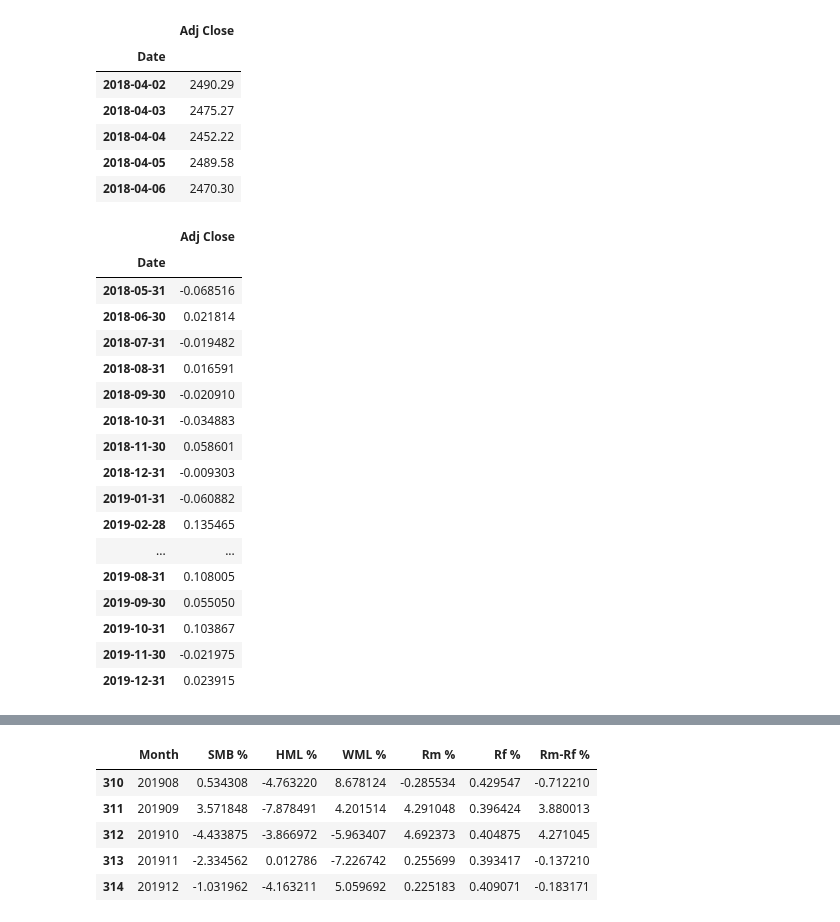
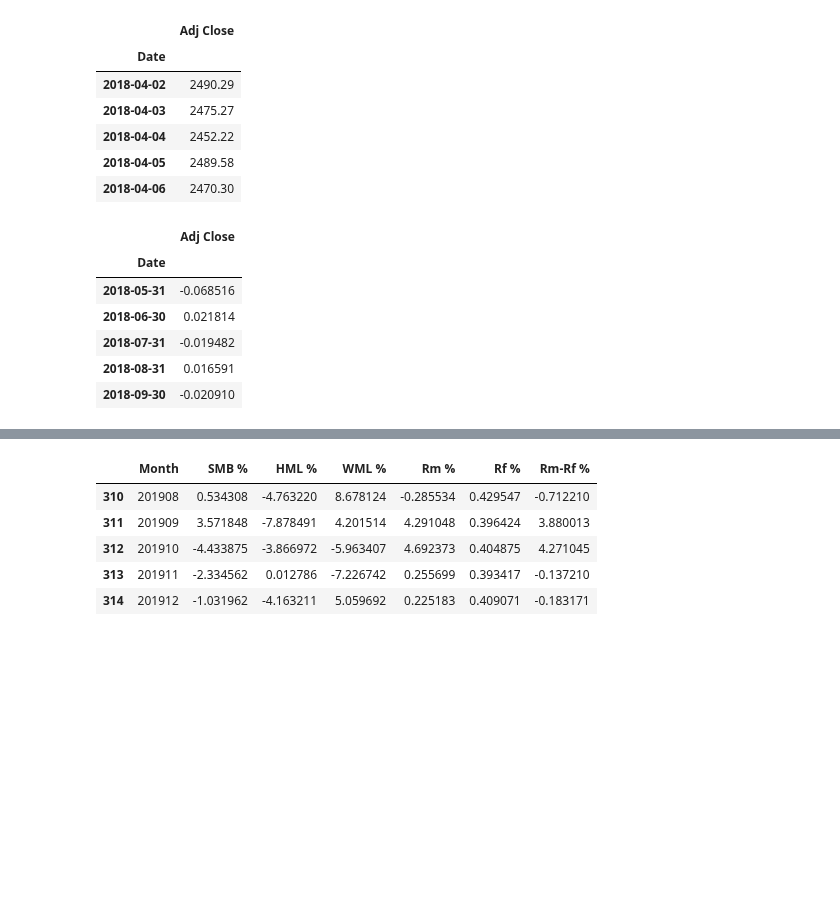
Before and after one commit to AMAYadav/PROJECTS-, a Jupyter notebook: factor_modelling.ipynb, the cells around one changed output, grey strips where cells are left out. Drawn from its saved outputs; the diff is of its cells as text; code cells hidden in the pictures; blank space fills up the shorter version.

```diff
--- a/factor_modelling.ipynb
+++ b/factor_modelling.ipynb
@@ -31,7 +31,7 @@ Factor Modelling - To explain the Excess Returns of a portfolio or Assets using
 # %%
 asset='BAJAJ-AUTO.NS';start='2018-04-01';end= '2019-12-31'
 # %%
-stock= yf.download(tickers='BAJAJ-AUTO.NS',start=start,end=end,rounding=True,auto_adjust=False)[['Adj Close','Volume']]
-stock.plot(subplots=True,figsize=(20,8),kind='line')
-plt.legend(loc='upper left')
+stock= yf.download(tickers='BAJAJ-AUTO.NS',start=start,end=end,rounding=True,auto_adjust=False,progress=False)[['Adj Close','Volume']]
+print(stock.plot(subplots=True,figsize=(20,8),kind='line'))
+print(plt.legend(loc='upper left'))
 # %% [output]
@@ -52,26 +53,15 @@ stock.head()
 # %%
 y = stock[['Adj Close']].resample('M') \
  .last() \
  .pct_change() \
  .dropna()
 
-y
+y.head()
 # %% [output]
 |  | Adj Close |
 | Date |  |
 | 2018-05-31 | -0.068516 |
 | 2018-06-30 | 0.021814 |
 | 2018-07-31 | -0.019482 |
 | 2018-08-31 | 0.016591 |
 | 2018-09-30 | -0.020910 |
-| 2018-10-31 | -0.034883 |
-| 2018-11-30 | 0.058601 |
-| 2018-12-31 | -0.009303 |
-| 2019-01-31 | -0.060882 |
-| 2019-02-28 | 0.135465 |
-| ... | ... |
-| 2019-08-31 | 0.108005 |
-| 2019-09-30 | 0.055050 |
-| 2019-10-31 | 0.103867 |
-| 2019-11-30 | -0.021975 |
-| 2019-12-31 | 0.023915 |
```
Also changed, not shown: parts of 4 cells of this notebook.
